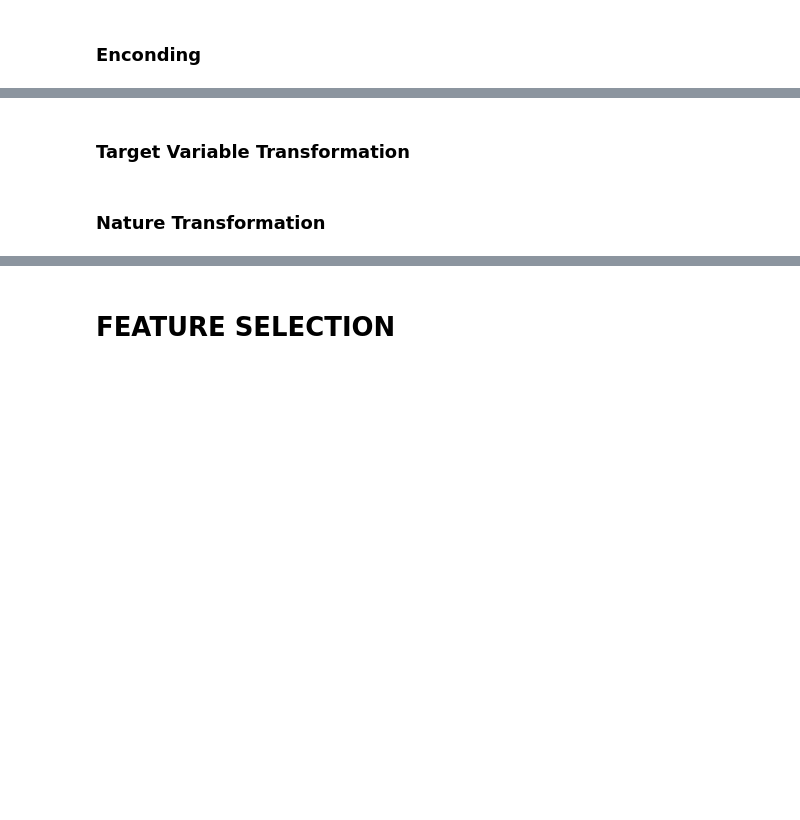
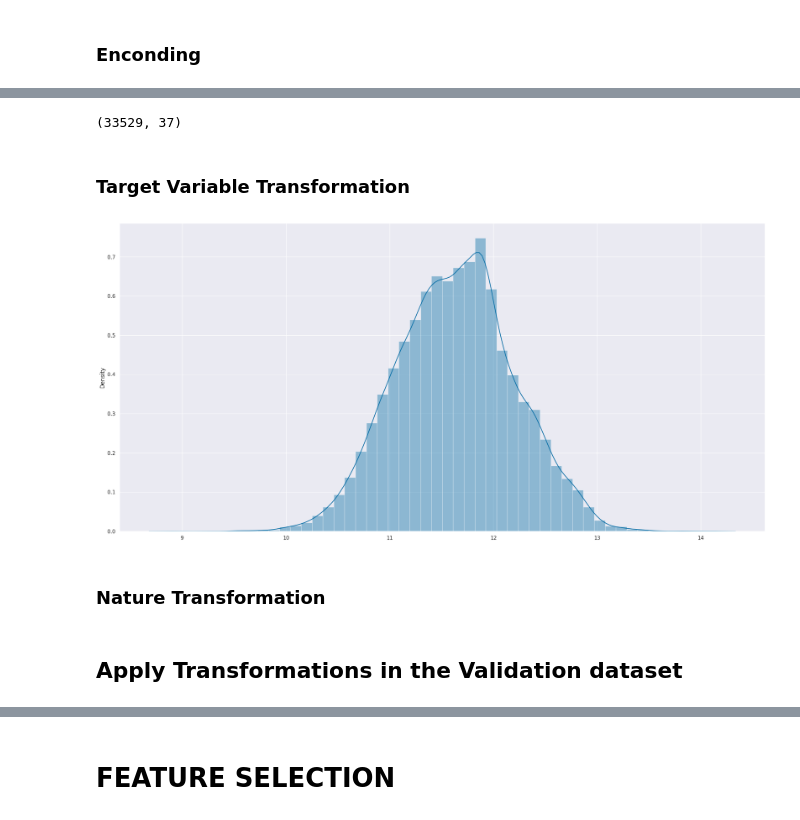
Before and after one commit to marxcerqueira/hackday-cds-time1, a Jupyter notebook: notebook/hackday-cds-time1.ipynb, the cells around one changed output, grey strips where cells are left out. Saved outputs shown, nothing was run; the diff lists cells and outputs as text; code cells hidden in the pictures; blank space fills up the shorter version.

```diff
--- a/notebook/hackday-cds-time1.ipynb
+++ b/notebook/hackday-cds-time1.ipynb
@@ -979,0 +650,10 @@ Name: attr_veiculo_licenciado, dtype: int64
+# %%
+# drop target variable from training set
+X = df5.drop('preco', axis = 1).copy()
+y = df5['preco'].copy()
+
+#apply stratief split to split train and test datasets, 85% for training and 15% for test
+X_train, X_validation, y_train, y_validacao = train_test_split(X, y, test_size = 0.15, random_state = 42,
+                                                            shuffle = True)
+
+#stratify = yes preservers class proportion
@@ -988,4 +872,15 @@ Name: attr_veiculo_licenciado, dtype: int64
+# %%
+X_train.shape
+# %% [output]
+(33529, 37)
 # %% [markdown]
 ### Target Variable Transformation
+# %%
+y_train = np.log1p( y_train.ravel() )
+sns.distplot(y_train);
+# %% [output]
+[figure, added]
 # %% [markdown]
 ### Nature Transformation
+# %% [markdown]
+## Apply Transformations in the Validation dataset
```
Also changed, not shown: parts of 132 cells of this notebook, 7 other files.
